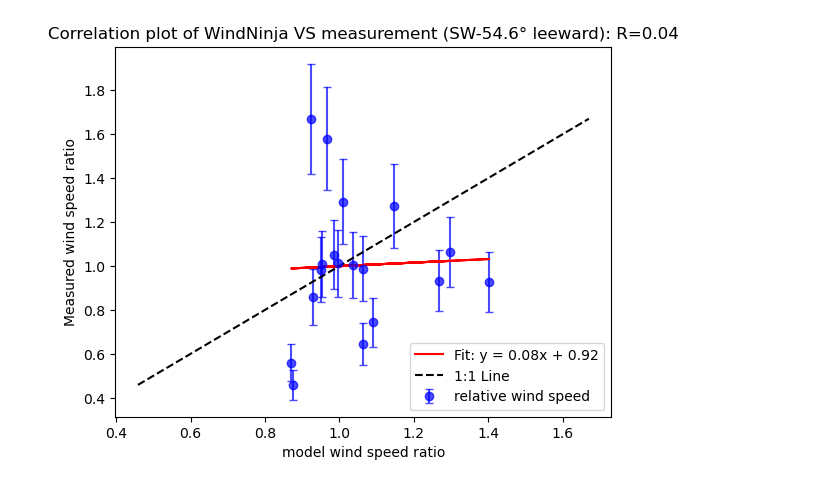
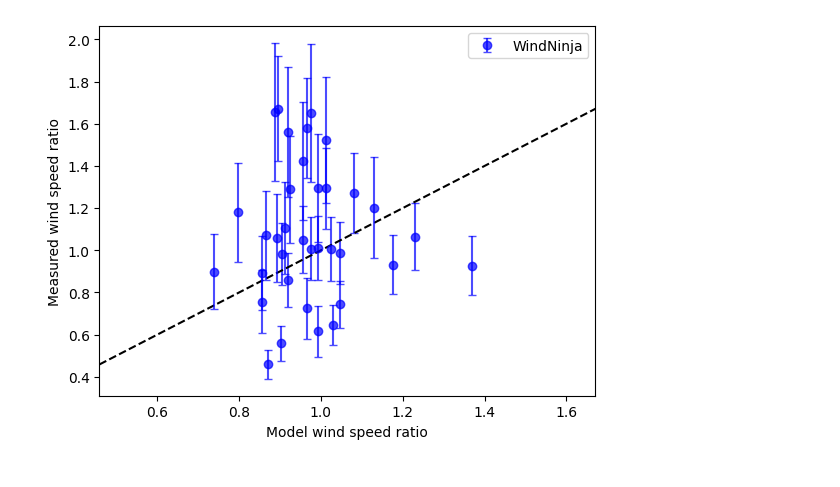
Before and after one commit to herapathr-ux/WindFlow, a Jupyter notebook: WindNinja_windward-leeward_comparison (1).ipynb, the cells around one changed output. Drawn from its saved outputs; the diff is of its cells as text; code cells hidden in the pictures.

```diff
--- a/WindNinja_windward-leeward_comparison (1).ipynb
+++ b/WindNinja_windward-leeward_comparison (1).ipynb
@@ -199,22 +323,21 @@ plt.savefig('day2map.png')
 # %%
-from scipy.stats import linregress
-# Compute linear regression
-slope, intercept, r_value, _, _ = linregress(Um_2, Ua_2)
-line = slope * Um_2 + intercept  # Compute the best-fit line
-# Define 1:1 line
-min_val, max_val = min(Um_2.min(), Ua_2.min()), max(Um_2.max(), Ua_2.max())  # Ensure full coverage
+min_val, max_val = min(Um2.min(), Ua2.min()), max(Um2.max(), Ua2.max())  # Ensure full coverage
 one_to_one = np.linspace(min_val, max_val, 100)
 
 #Plotting
 plt.figure()
-plt.errorbar(Um_2, Ua_2, yerr=Ua_unc_2, fmt='o', capsize=3, label="relative wind speed", color='blue', alpha=0.7)
-plt.plot(Um_2, line, color="red", label=f"Fit: y = {slope:.2f}x + {intercept:.2f}")
-plt.plot(one_to_one, one_to_one, 'k--', label="1:1 Line")  # Dashed black line for y=x
-plt.xlabel('model wind speed ratio')
+
+plt.errorbar(Um2, Ua2, yerr=Ua2_unc, fmt='o', capsize=3, label="WindNinja", color='blue', alpha=0.7)
+#plt.plot(Um, line, color="red", label=f"Fit: y = {slope:.2f}x + {intercept:.2f}")
+plt.plot(one_to_one, one_to_one, 'k--')  # Dashed black line for y=x
+
+plt.errorbar(Umb2, Ub2, yerr=Ub2_unc, fmt='o', capsize=3, color='blue', alpha=0.7)
+
+plt.xlabel('Model wind speed ratio')
 plt.ylabel('Measured wind speed ratio')
-plt.title(f"Correlation plot of WindNinja VS measurement (SW-54.6° leeward): R={r_value:.2f}")
-plt.savefig('leewardday2.png')
+#plt.title(f"Correlation plot of WindNinja VS measurement (SW-54.6° Leeward): R={r_value:.2f}")
 plt.legend()
+plt.margins(x=0)
 plt.show()
 # %% [output]
-[figure, old version]
+[figure, new version]
```
Also changed, not shown: parts of 16 cells of this notebook, 4 other files.
